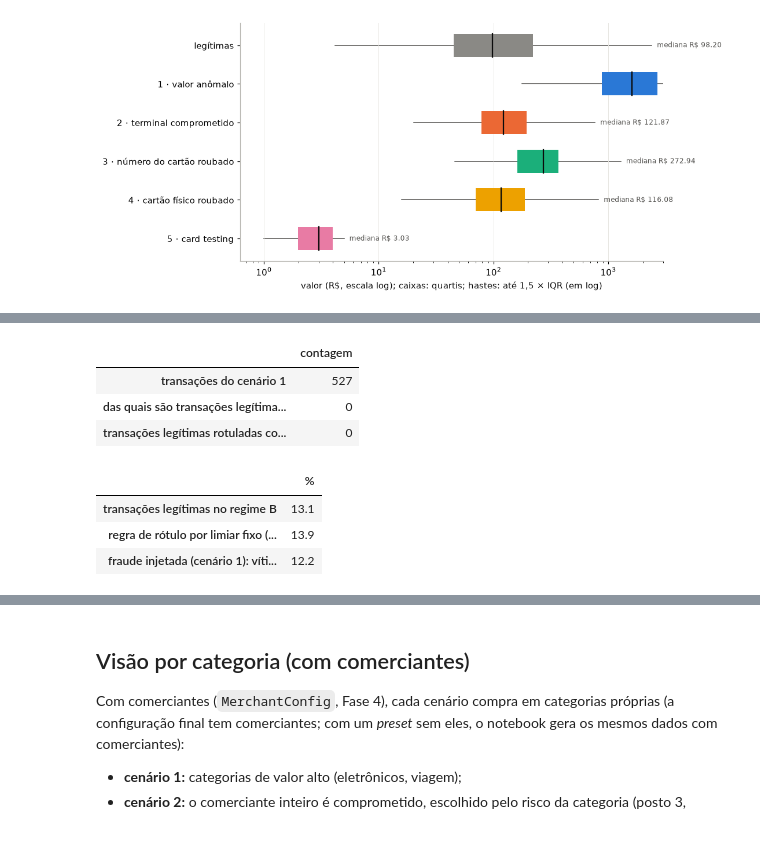
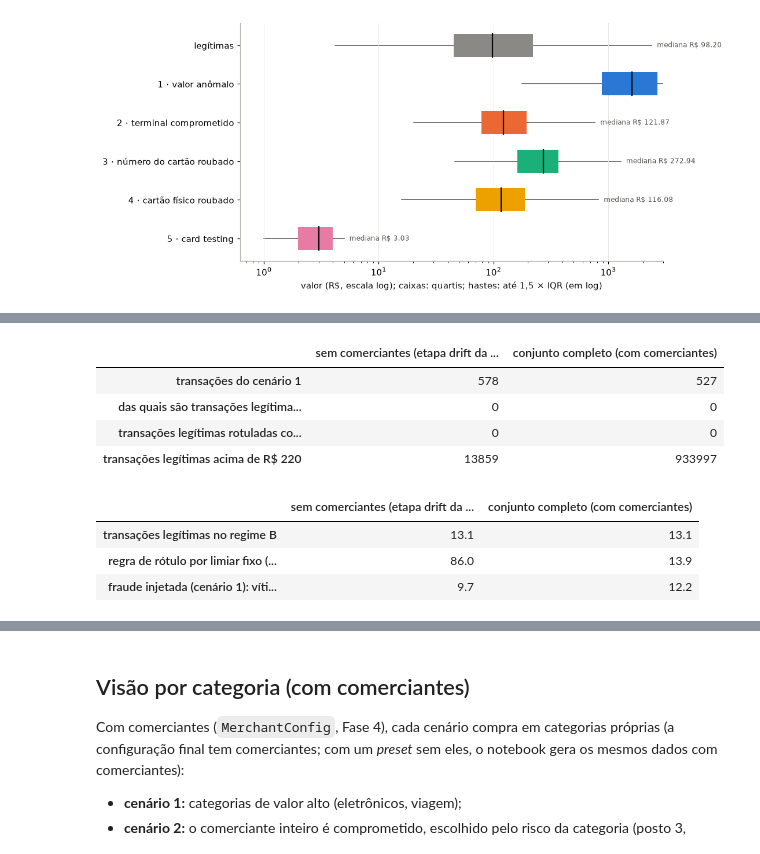
Before and after one commit to alexandreclem/synccfd, a Jupyter notebook: examples/frauds.ipynb, the cells around one changed output, grey strips where cells are left out. Saved outputs shown, nothing was run; the diff lists cells and outputs as text; code cells hidden in the pictures.

```diff
--- a/examples/frauds.ipynb
+++ b/examples/frauds.ipynb
@@ -289,41 +294,58 @@ aplicamos o limiar de R\$ 220 diretamente às transações legítimas e comparam
 # %%
-def victim_weight(row):
+def victim_weight(row, profiles):
     # Weight of regime B for the victim of a fraud, on the day of the fraud
-    profile = customers.loc[row.CUSTOMER_ID]
+    profile = profiles.loc[row.CUSTOMER_ID]
     def value(name):
         return 0 if pd.isna(profile[name]) else int(profile[name])
     drift = CustomerDrift(kind=profile.GT_DRIFT_TYPE, t0=value("GT_DRIFT_T0"),
                           transition_days=value("GT_DRIFT_L"), period_days=value("GT_DRIFT_PERIOD"),
                           active_days=value("GT_DRIFT_ACTIVE_DAYS"))
     return regime_weight(drift, np.array([row.TX_TIME_DAYS + 0.5]))[0]
 
 
-legit = transactions[transactions.TX_FRAUD == 0]
-s1 = frauds[frauds.TX_FRAUD_SCENARIO == 1]
-over_threshold = legit[legit.TX_AMOUNT > 220]
-check = pd.Series({
-    "transações do cenário 1": len(s1),
-    "das quais são transações legítimas (têm GT_REGIME)": int(s1.GT_REGIME.notna().sum()),
-    "transações legítimas rotuladas como fraude, em qualquer cenário": int(
-        (transactions.GT_REGIME.notna() & (transactions.TX_FRAUD == 1)).sum()
-    ),
-})
-shares = pd.Series({
-    "transações legítimas no regime B": (legit.GT_REGIME == "B").mean(),
-    "regra de rótulo por limiar fixo (R$ 220): rotuladas do regime B": (
-        over_threshold.GT_REGIME == "B"
-    ).mean(),
-    "fraude injetada (cenário 1): vítimas no regime B": s1.apply(victim_weight, axis=1).mean(),
-})
-display(check.to_frame("contagem"))
-(100 * shares).round(1).to_frame("%")
+def regime_b_shares(profiles, data):
+    # The three shares of regime B compared in the figure, and a sanity check
+    legit = data[data.TX_FRAUD == 0]
+    s1 = data[data.TX_FRAUD_SCENARIO == 1]
+    over_threshold = legit[legit.TX_AMOUNT > 220]
+    check = pd.Series({
+        "transações do cenário 1": len(s1),
+        "das quais são transações legítimas (têm GT_REGIME)": int(s1.GT_REGIME.notna().sum()),
+        "transações legítimas rotuladas como fraude, em qualquer cenário": int(
+            (data.GT_REGIME.notna() & (data.TX_FRAUD == 1)).sum()
+        ),
+        "transações legítimas acima de R$ 220": len(over_threshold),
+    })
+    shares = pd.Series({
+        "transações legítimas no regime B": (legit.GT_REGIME == "B").mean(),
+        "regra de rótulo por limiar fixo (R$ 220): rotuladas do regime B": (
+            over_threshold.GT_REGIME == "B"
+        ).mean(),
+        "fraude injetada (cenário 1): vítimas no regime B": s1.apply(
+            victim_weight, axis=1, profiles=profiles
+        ).mean(),
+    })
+    return check, shares
+
+
+# The drift step of the ablation (no merchants), with the same size and seed
+size = {k: PARAMS[k] for k in ("n_customers", "n_terminals", "nb_days", "start_date", "random_state")}
+drift_customers, _, drift_transactions = DatasetGenerator(**presets.ablation("drift", **size)).generate()
+DATASETS = {
+    "sem comerciantes (etapa drift da ablação)": regime_b_shares(drift_customers, drift_transactions),
+    "conjunto completo (com comerciantes)": regime_b_shares(customers, transactions),
+}
+del drift_customers, drift_transactions
+display(pd.DataFrame({name: check for name, (check, _) in DATASETS.items()}))
+(100 * pd.DataFrame({name: shares for name, (_, shares) in DATASETS.items()})).round(1)
 # %% [output]
-|  | contagem |
-| transações do cenário 1 | 527 |
-| das quais são transações legítima... | 0 |
-| transações legítimas rotuladas co... | 0 |
+|  | sem comerciantes (etapa drift da ... | conjunto completo (com comerciantes) |
+| transações do cenário 1 | 578 | 527 |
+| das quais são transações legítima... | 0 | 0 |
+| transações legítimas rotuladas co... | 0 | 0 |
+| transações legítimas acima de R$ 220 | 13859 | 933997 |
-|  | % |
-| transações legítimas no regime B | 13.1 |
-| regra de rótulo por limiar fixo (... | 13.9 |
-| fraude injetada (cenário 1): víti... | 12.2 |
+|  | sem comerciantes (etapa drift da ... | conjunto completo (com comerciantes) |
+| transações legítimas no regime B | 13.1 | 13.1 |
+| regra de rótulo por limiar fixo (... | 86.0 | 13.9 |
+| fraude injetada (cenário 1): víti... | 9.7 | 12.2 |
 # %%
```
Also changed, not shown: parts of 2 cells of this notebook, 4 other files.
